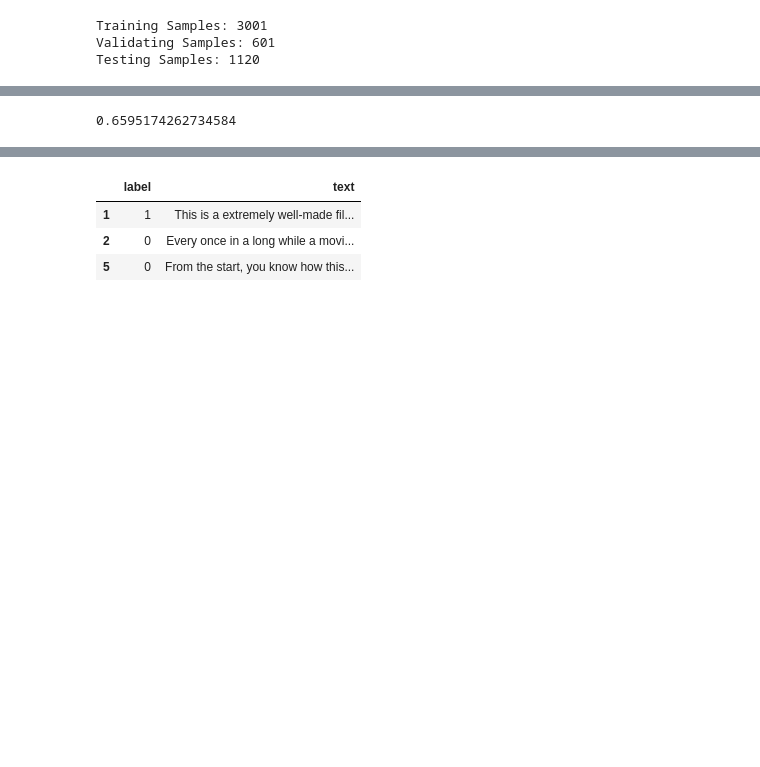
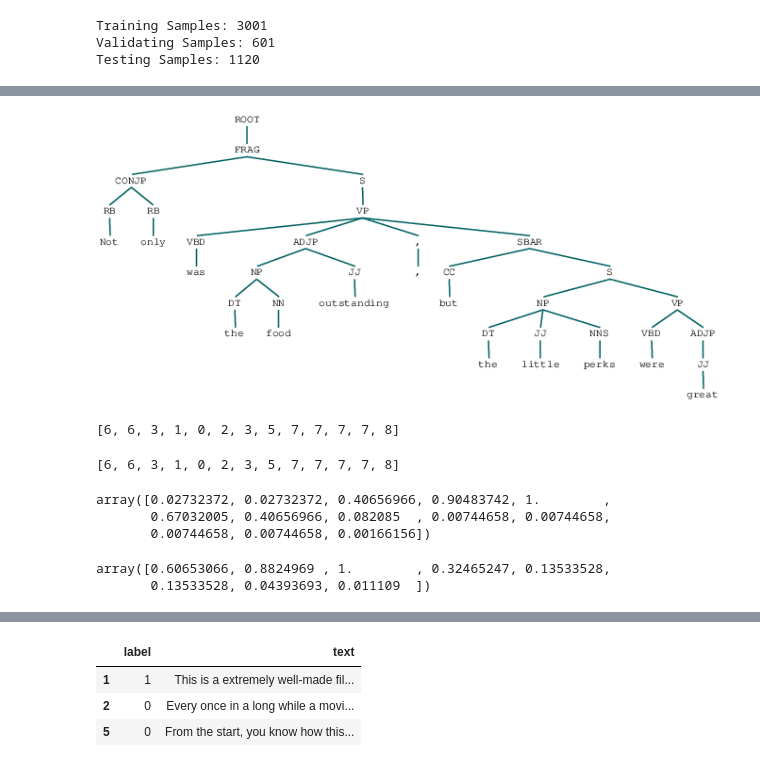
Before and after one commit to richardsun-voyager/RL-SentimentAnalysis, a Jupyter notebook: Untitled.ipynb, the cells around one changed output, grey strips where cells are left out. Cells and saved outputs as stored; diff of their text form; code cells hidden in the pictures; blank space fills up the shorter version.

```diff
--- a/Untitled.ipynb
+++ b/Untitled.ipynb
@@ -514,2 +519,8 @@ mask = torch.LongTensor([0, 0, 0, 1, 0, 0, 0, 0])
+# %%
+# text = "It is very overpriced"
+# mask = torch.LongTensor([1,0,0,0,0,0,0,0,0])
+
+text = 'Not only was the food outstanding, but the little perks were great'
+mask = torch.LongTensor([ 0, 0, 0, 0, 1, 0, 0, 0, 0, 0, 0, 0, 0, 0, 0])
 # %%
 target_index = convert_mask_index([mask])
@@ -600,4 +527,0 @@ for _ in np.arange(dg_test.data_len):
-# %%
-count*1.0/dg_test.data_len
-# %% [output]
-0.6595174262734584
@@ -609,0 +530,27 @@ import pandas as pd
+# %%
+parsed_sent = cp.build_parser(text)
+positions = cp.get_leave_pos(parsed_sent)
+# %%
+parsed_sent
+# %% [output]
+[figure, added]
+# %%
+b = cp.compute_target_distance(positions, 4)
+b
+# %% [output]
+[6, 6, 3, 1, 0, 2, 3, 5, 7, 7, 7, 7, 8]
+# %%
+b
+# %% [output]
+[6, 6, 3, 1, 0, 2, 3, 5, 7, 7, 7, 7, 8]
+# %%
+np.exp(-np.array(b)**2/10)
+# %% [output]
+array([0.02732372, 0.02732372, 0.40656966, 0.90483742, 1.        ,
+       0.67032005, 0.40656966, 0.082085  , 0.00744658, 0.00744658,
+       0.00744658, 0.00744658, 0.00166156])
+# %%
+np.exp(-np.array(b)**2/len(b))
+# %% [output]
+array([0.60653066, 0.8824969 , 1.        , 0.32465247, 0.13533528,
+       0.13533528, 0.04393693, 0.011109  ])
```
Also changed, not shown: parts of 33 cells of this notebook, 24 other files.
